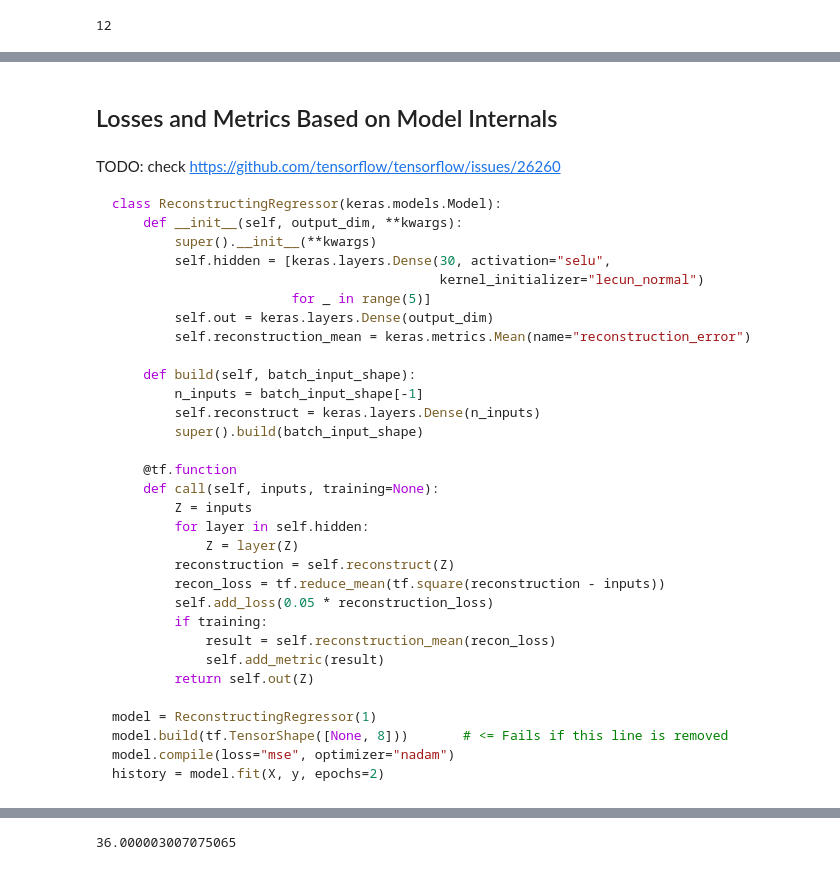
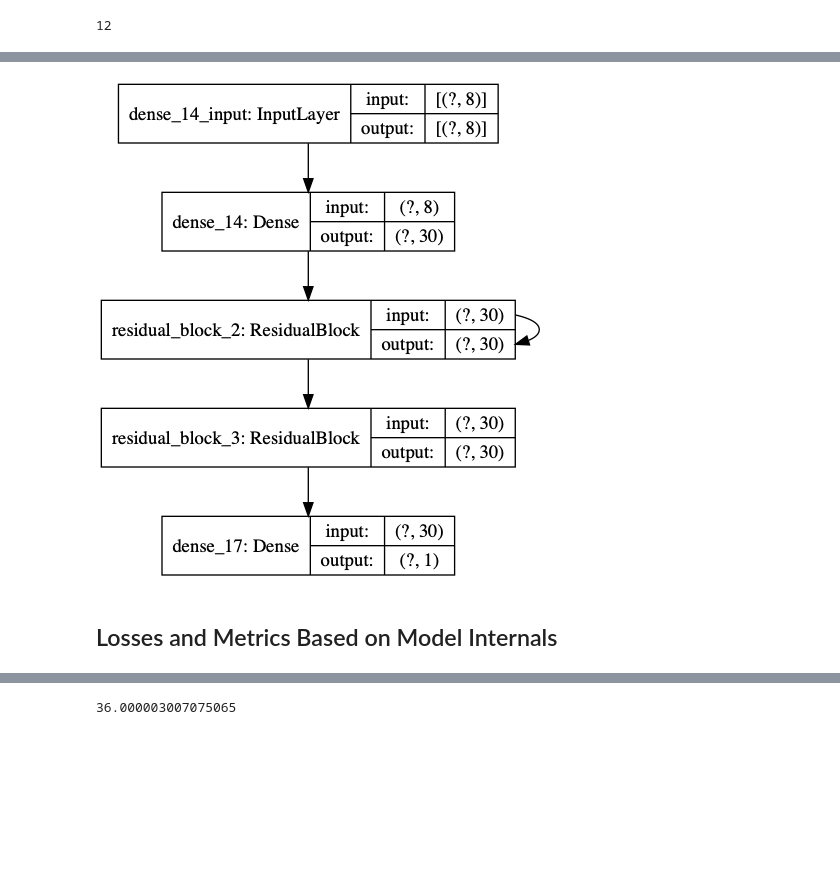
Before and after one commit to soo-pecialist/Hands_on_ML_w_Scikit_Karas_and_TensorFlow, a Jupyter notebook: CH12_Custom_Models_and_Training_with_TensorFlow.ipynb, the cells around one changed output, grey strips where cells are left out. Cells and saved outputs as stored; diff of their text form; code cells hidden in the pictures; blank space fills up the shorter version.

````diff
--- a/CH12_Custom_Models_and_Training_with_TensorFlow.ipynb
+++ b/CH12_Custom_Models_and_Training_with_TensorFlow.ipynb
@@ -1088,14 +1136,15 @@ class ResidualBlock(keras.layers.Layer):
     def get_config(self):
         base_config = super().get_config()
         return {**base_config,
-                "n_layers": self.n_layers, "n_neurons": n_neurons}
+                "n_layers": self.n_layers, "n_neurons": self.n_neurons}
 # %%
 class ResidualRegressor(keras.models.Model):
     def __init__(self, output_dim, **kwargs):
         super().__init__(**kwargs)
         self.output_dim = output_dim
         self.hidden1 = keras.layers.Dense(30, activation="elu",
-                                          kernel_initializer="he_normal")
+                                          kernel_initializer="he_normal",
+                                          input_shape=(8,))
         self.block1 = ResidualBlock(2, 30)
         self.block2 = ResidualBlock(2, 30)
         self.out = keras.layers.Dense(output_dim)
@@ -1135,10 +1202,11 @@ len(model.get_weights())
 # %% [output]
 12
 # %%
-#TODO: check that persistence ends up working in TF2
-#model.save("my_custom_model.h5")
-#model = keras.models.load_model("my_custom_model.h5",
-#                                custom_objects={
-#                                    "ResidualBlock": ResidualBlock,
-#                                    "ResidualRegressor": ResidualRegressor
-#                                })
+#### SAVE
+model.save("my_custom_model.ckpt")
+#### LOAD
+model = keras.models.load_model("my_custom_model.ckpt",
+                               custom_objects={
+                                   "ResidualBlock": ResidualBlock,
+                                   "ResidualRegressor": ResidualRegressor
+                               })
@@ -1147,7 +1239,9 @@ We could have defined the model using the sequential API instead:
 # %%
 block1 = ResidualBlock(2, 30)
 model = keras.models.Sequential([
-    keras.layers.Dense(30, activation="elu", kernel_initializer="he_normal"),
+    keras.layers.Dense(30, activation="elu",
+                       kernel_initializer="he_normal",
+                       input_shape=(8,)),
     block1, block1, block1, block1,
     ResidualBlock(2, 30),
     keras.layers.Dense(1)
@@ -1173,37 +1285,6 @@ Epoch 5/5
+# %%
+keras.utils.plot_model(model, "custom_model.png", show_shapes=True)
+# %% [output]
+[figure, added]
 # %% [markdown]
 ## Losses and Metrics Based on Model Internals
-# %% [markdown]
-TODO: check https://github.com/tensorflow/tensorflow/issues/26260
-```python
-class ReconstructingRegressor(keras.models.Model):
-    def __init__(self, output_dim, **kwargs):
-        super().__init__(**kwargs)
-        self.hidden = [keras.layers.Dense(30, activation="selu",
-                                          kernel_initializer="lecun_normal")
-                       for _ in range(5)]
-        self.out = keras.layers.Dense(output_dim)
-        self.reconstruction_mean = keras.metrics.Mean(name="reconstruction_error")
-
-    def build(self, batch_input_shape):
-        n_inputs = batch_input_shape[-1]
-        self.reconstruct = keras.layers.Dense(n_inputs)
-        super().build(batch_input_shape)
-
-    @tf.function
-    def call(self, inputs, training=None):
-        Z = inputs
-        for layer in self.hidden:
-            Z = layer(Z)
-        reconstruction = self.reconstruct(Z)
-        recon_loss = tf.reduce_mean(tf.square(reconstruction - inputs))
-        self.add_loss(0.05 * reconstruction_loss)
-        if training:
-            result = self.reconstruction_mean(recon_loss)
-            self.add_metric(result)
-        return self.out(Z)
-
-model = ReconstructingRegressor(1)
-model.build(tf.TensorShape([None, 8]))       # <= Fails if this line is removed
-model.compile(loss="mse", optimizer="nadam")
-history = model.fit(X, y, epochs=2)
-```
````
Also changed, not shown: parts of 188 cells of this notebook.
